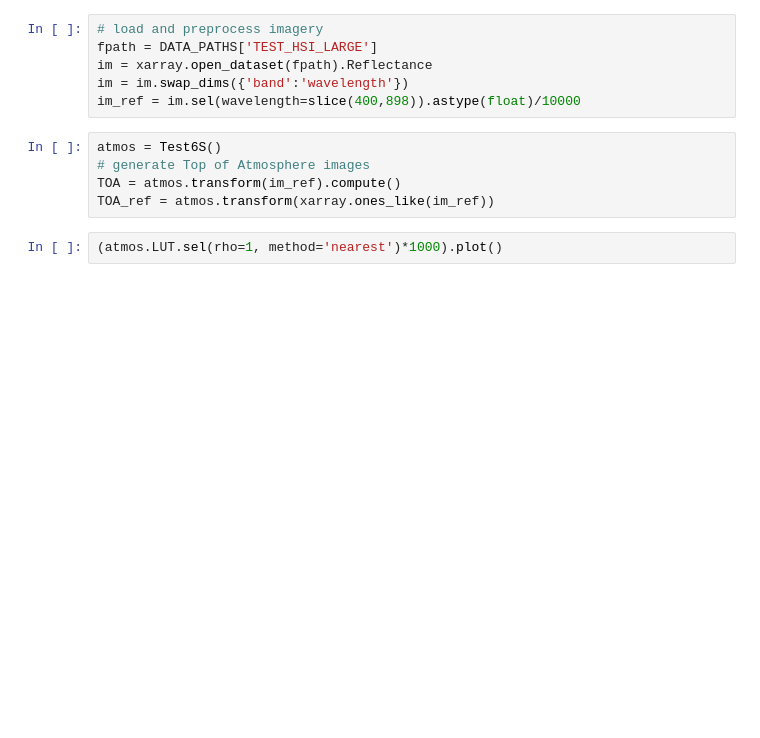
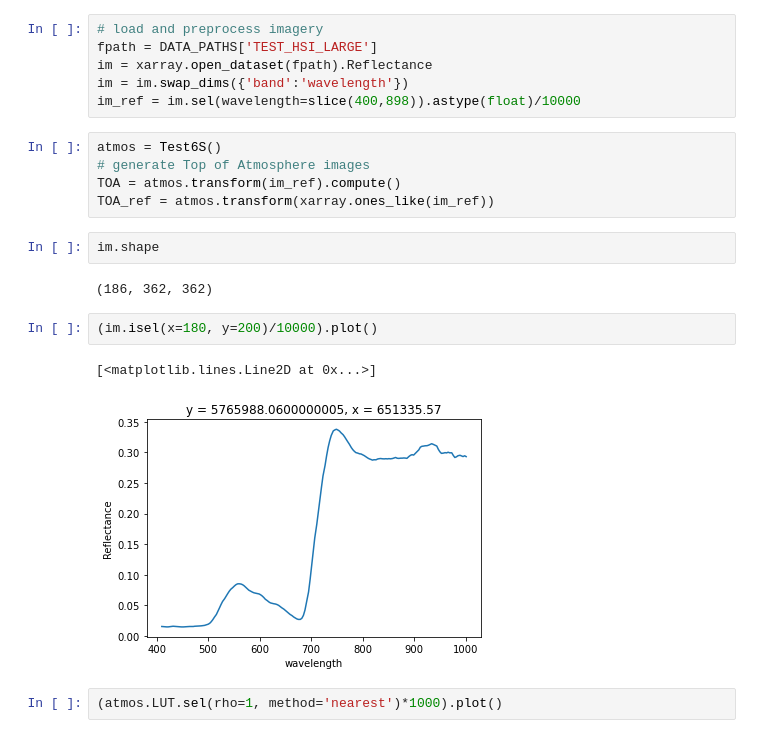
Before and after one commit to joe-fennell/pyeosim, a Jupyter notebook: 3_SNR.ipynb, the cells around one changed output. Drawn from its saved outputs; the diff is of its cells as text; blank space fills up the shorter version.

```diff
--- a/3_SNR.ipynb
+++ b/3_SNR.ipynb
@@ -22,6 +22,15 @@ atmos = Test6S()
 # generate Top of Atmosphere images
 TOA = atmos.transform(im_ref).compute()
 TOA_ref = atmos.transform(xarray.ones_like(im_ref))
+# %%
+im.shape
+# %% [output]
+(186, 362, 362)
+# %%
+(im.isel(x=180, y=200)/10000).plot()
+# %% [output]
+[<matplotlib.lines.Line2D at 0x...>]
+[figure, added]
 # %%
 (atmos.LUT.sel(rho=1, method='nearest')*1000).plot()
 # %% [output]
```
Also changed, not shown: parts of 18 cells of this notebook, 13 other files.
